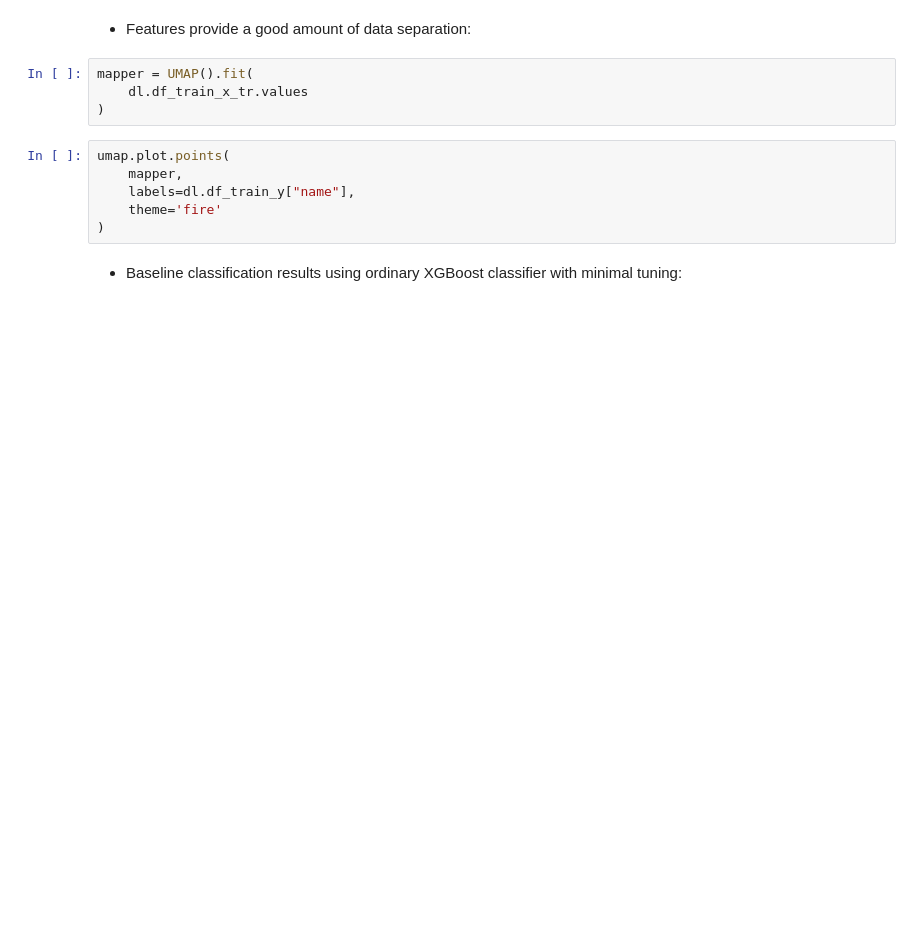
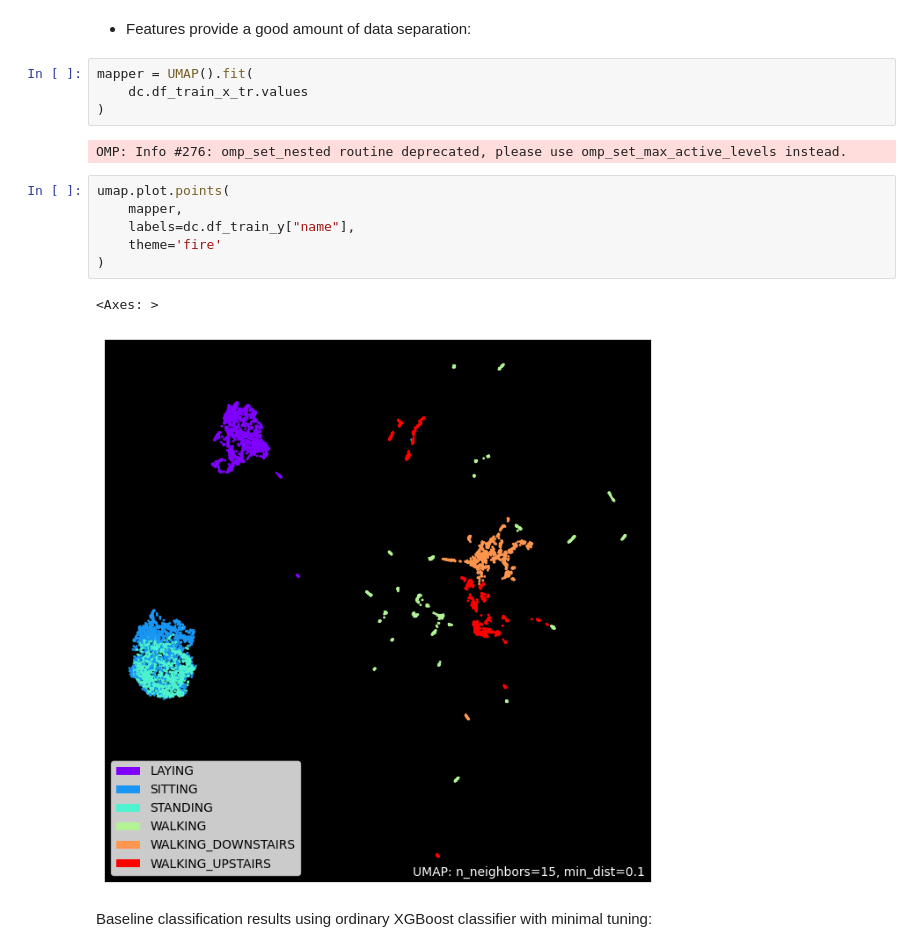
Before and after one commit to glebpnkv/xdp-analysis, a Jupyter notebook: notebooks/1_model_comparison.ipynb, the cells around one changed output. Saved outputs shown, nothing was run; the diff lists cells and outputs as text; blank space fills up the shorter version.

```diff
--- a/notebooks/1_model_comparison.ipynb
+++ b/notebooks/1_model_comparison.ipynb
@@ -47,13 +92,18 @@ dl.df_train_x_tr.head()
 - Features provide a good amount of data separation:
 # %%
 mapper = UMAP().fit(
-    dl.df_train_x_tr.values
+    dc.df_train_x_tr.values
 )
+# %% [output]
+OMP: Info #276: omp_set_nested routine deprecated, please use omp_set_max_active_levels instead.
 # %%
 umap.plot.points(
     mapper,
-    labels=dl.df_train_y["name"],
+    labels=dc.df_train_y["name"],
     theme='fire'
 )
+# %% [output]
+<Axes: >
+[figure, added]
 # %% [markdown]
-- Baseline classification results using ordinary XGBoost classifier with minimal tuning:
+Baseline classification results using ordinary XGBoost classifier with minimal tuning:
```
Also changed, not shown: parts of 43 cells of this notebook, 3 other files.
